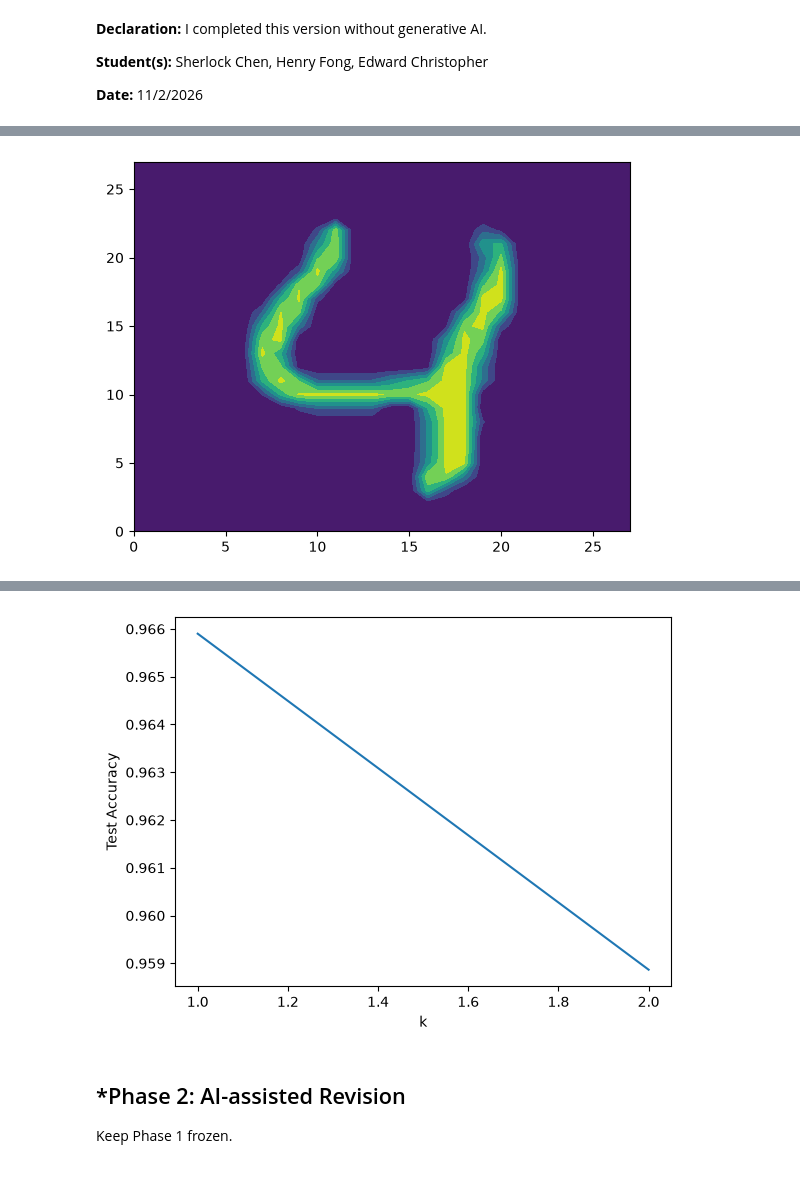
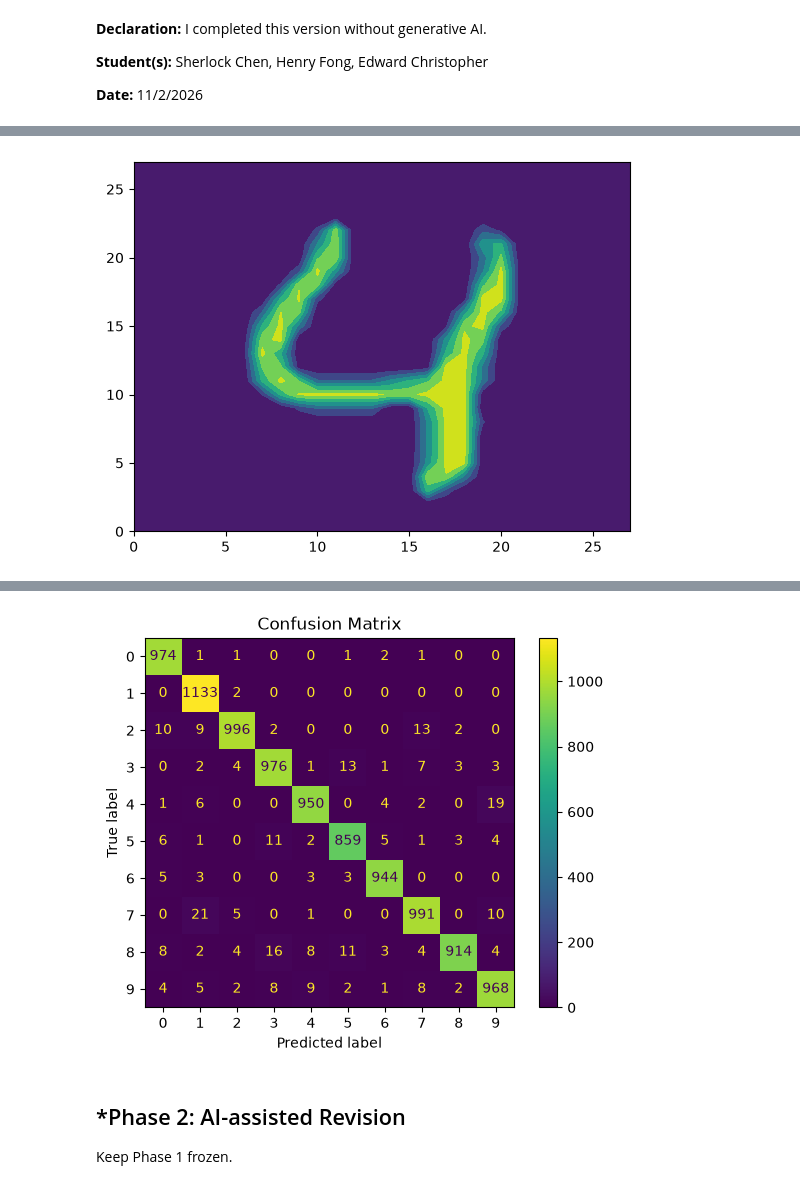
Before and after one commit to cjulianan/L01-cv, a Jupyter notebook: notebook.ipynb, the cells around one changed output, grey strips where cells are left out. Saved outputs shown, nothing was run; the diff lists cells and outputs as text; code cells hidden in the pictures.

Commit message:
finish questions

```diff
--- a/notebook.ipynb
+++ b/notebook.ipynb
@@ -45,13 +45,6 @@ notebook before beginning Phase 2.
 **Date:** 11/2/2026
 # %%
 # Your Phase 1 solution to the problem goes here.
-from sklearn.model_selection import train_test_split
-from sklearn.preprocessing import MinMaxScaler
-from sklearn.neighbors import KNeighborsClassifier
-from sklearn.metrics import accuracy_score
-from sklearn.metrics import confusion_matrix
-from sklearn.metrics import ConfusionMatrixDisplay
-
 
 # Question 1
 import pickle
@@ -74,6 +67,7 @@ print(f"The shape of X_train is: {X_train.shape}")
 print(f"The shape of X_test is: {X_test.shape}\n")
 
 # The shape is the same (28,28) for every i for both X_test and X_train
+# Printed just first 5 of each since all are same and there's too many
 print("Shape of X_test[i] at each i:")
 for i in range(5):
     print(X_test[i].shape)
@@ -108,22 +102,78 @@ for i in range(n):
 X_test_reshaped = np.array(X_test_list).reshape(n, 784)
 
 # Question 4
+from sklearn.model_selection import train_test_split
+from sklearn.preprocessing import MinMaxScaler
+from sklearn.neighbors import KNeighborsClassifier
+from sklearn.metrics import accuracy_score
 
-i_values = range(1, 3)
-accuracies = []
-for i in i_values:
-    x_train_split, x_test_split, y_train_split, y_test_split = train_test_split(X_train_reshaped, y_train, test_size=0.5, stratify=y_train, random_state=42)
-    knn = KNeighborsClassifier(n_neighbors=i)
-    knn.fit(x_train_split, y_train_split)
-    target_predicted = knn.predict(x_test_split)
-    n = accuracy_score(y_test_split, target_predicted)
-    accuracies.append(n)
-print(accuracies)
+# Similar to knn assignment
 
-plt.plot(i_values, accuracies)
-plt.xlabel("k")
-plt.ylabel("Test Accuracy")
+# Split dataset
+eval_X_train_raw, eval_X_valid_raw, eval_y_train, eval_y_valid = train_test_split(
+    X_train_reshaped, y_train, test_size=0.20, random_state=65
+)
+
+# Also just use subset 10000 samples so it doesn't take too long since dataset is very large but is still representative
+eval_X_train_subset = eval_X_train_raw[:10000]
+eval_y_train_subset = eval_y_train[:10000]
+
+# Scaling
+eval_scaler = MinMaxScaler()
+eval_X_train_scaled = eval_scaler.fit_transform(eval_X_train_subset)
+eval_X_valid_scaled = eval_scaler.transform(eval_X_valid_raw)
+
+# Loop through k values to find the optimal k
+eval_ks = np.arange(1, 11)
+eval_valid_score = []
+eval_train_score = []
+
+for eval_k in eval_ks:
+  eval_candidate = KNeighborsClassifier(n_neighbors=int(eval_k))
+  eval_candidate.fit(eval_X_train_scaled, eval_y_train_subset)
+  eval_valid_hat = eval_candidate.predict(eval_X_valid_scaled)
+  eval_train_hat = eval_candidate.predict(eval_X_train_scaled)
+  eval_valid_score.append(accuracy_score(eval_y_valid, eval_valid_hat))
+  eval_train_score.append(accuracy_score(eval_y_train_subset, eval_train_hat))
+
+# Optimal k is 3
+optimal_k = eval_ks[np.argmax(eval_valid_score)]
+print(f"The most optimal k value chosen is: {optimal_k}")
+
+# Question 5
+from sklearn.metrics import ConfusionMatrixDisplay
+
+# Final knn using most optimal k value chosen on the full dataset, not just subset
+full_scaler = MinMaxScaler()
+X_train_scaled_full = full_scaler.fit_transform(X_train_reshaped)
+X_test_scaled_full = full_scaler.transform(X_test_reshaped)
+
+final_knn = KNeighborsClassifier(n_neighbors=optimal_k)
+final_knn.fit(X_train_scaled_full, y_train)
+
+# Predict and score on the test set
+test_predictions = final_knn.predict(X_test_scaled_full)
+final_accuracy = accuracy_score(y_test, test_predictions)
+
+print(f"Accuracy is {final_accuracy * 100}%")
+
+ConfusionMatrixDisplay.from_predictions(y_test, test_predictions)
+plt.title("Confusion Matrix")
 plt.show()
+
+# The accuracy is 97.05%.
+# Most of the digits were classified correctly, with the digit 1 being predicted correct the most for 1133 times and the digit that was predicted the least was 5 for 859 times.
+
+# Question 6
+
+# Even though most of the digits were classified correctly, the most commonly mispredicted numbers were predicting 1 as 7 (21 times), 9 as 4 (19 times), and 3 as 8 (16 times).
+# These errors may be most prominent because these digits are similar visually. For example, 1 may sometimes look like a 7 since they are both just straight lines except 7 has a line sticking out and 3 and 8 may be confused since they are both made up of curves visually.
+# Thus, the pattern seems to be digits with similar visual features are more likely to be mixed up.
+
+# Question 7
+
+# You could have overlapping grids, one for red, one for green, and one for blue so it can mix them to form different colors.
+# Similar to how we reshaped for this assignment, you can convert to tabular by flattening the overlapping grids so each image to be read is a long row of the numbers specified.
 # %% [output]
 7
 
@@ -238,4 +285,4 @@ The shape of y_test is: (10000,)
-[figure, old version]
+[figure, new version]
 # %% [markdown]
 ## *Phase 2: AI-assisted Revision
 Keep Phase 1 frozen.
```
Also changed, not shown: parts of 1 cell of this notebook.
